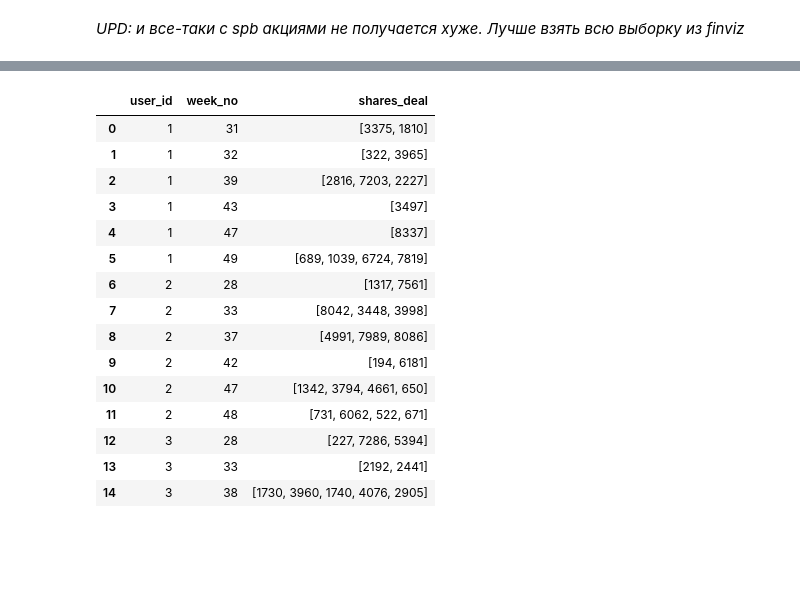
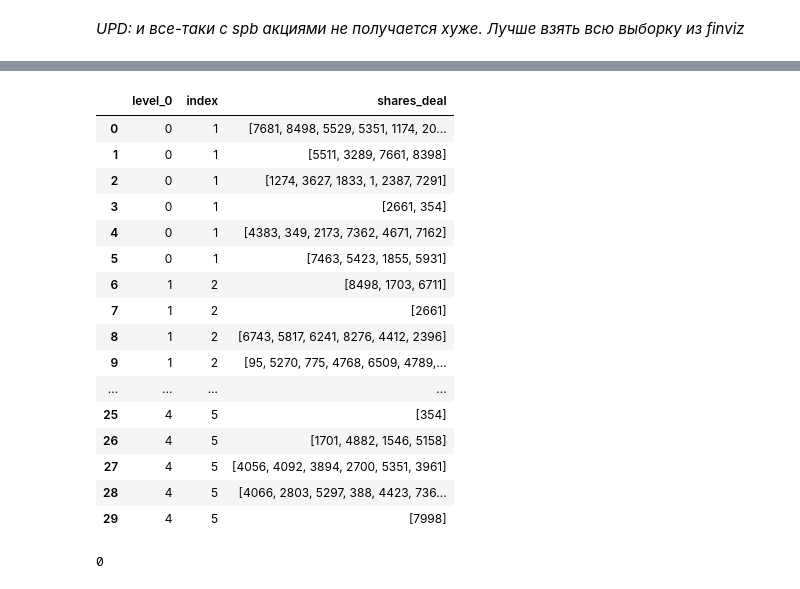
Before and after one commit to lyutov89/Project_share_recommendation, a Jupyter notebook: interactions/interactions.ipynb, the cells around one changed output, grey strips where cells are left out. Cells and saved outputs as stored; diff of their text form; code cells hidden in the pictures; blank space fills up the shorter version.

```diff
--- a/interactions/interactions.ipynb
+++ b/interactions/interactions.ipynb
@@ -231,6 +351,6 @@ data_share_df.shape
 # %%
 # "стакаем" акции
-f = data_share_df.apply(lambda x: pd.Series(x['shares']), axis=1).stack().reset_index(level=1, drop=True)
+f = data_share_df.apply(lambda x: pd.Series(x['shares']), axis=1).stack().reset_index(level=-1, drop=True)
 f.name = 'shares_deal'
 # %%
 data_share_df = data_share_df.drop('shares', axis=1).join(f)
@@ -243,26 +363,31 @@ data_share_df.shape
+# %%
+data_share_df.head(30)
+# %% [output]
+|  | level_0 | index | shares_deal |
+| 0 | 0 | 1 | [7681, 8498, 5529, 5351, 1174, 20... |
+| 1 | 0 | 1 | [5511, 3289, 7661, 8398] |
+| 2 | 0 | 1 | [1274, 3627, 1833, 1, 2387, 7291] |
+| 3 | 0 | 1 | [2661, 354] |
+| 4 | 0 | 1 | [4383, 349, 2173, 7362, 4671, 7162] |
+| 5 | 0 | 1 | [7463, 5423, 1855, 5931] |
+| 6 | 1 | 2 | [8498, 1703, 6711] |
+| 7 | 1 | 2 | [2661] |
+| 8 | 1 | 2 | [6743, 5817, 6241, 8276, 4412, 2396] |
+| 9 | 1 | 2 | [95, 5270, 775, 4768, 6509, 4789,... |
+| ... | ... | ... | ... |
+| 25 | 4 | 5 | [354] |
+| 26 | 4 | 5 | [1701, 4882, 1546, 5158] |
+| 27 | 4 | 5 | [4056, 4092, 3894, 2700, 5351, 3961] |
+| 28 | 4 | 5 | [4066, 2803, 5297, 388, 4423, 736... |
+| 29 | 4 | 5 | [7998] |
 # %%
 temp_list = pd.Series(data_share_df['shares_deal'])
 # %%
 df = pd.concat([df, temp_list], axis=1)
-# %%
-df.head(15)
-# %% [output]
-|  | user_id | week_no | shares_deal |
-| 0 | 1 | 31 | [3375, 1810] |
-| 1 | 1 | 32 | [322, 3965] |
-| 2 | 1 | 39 | [2816, 7203, 2227] |
-| 3 | 1 | 43 | [3497] |
-| 4 | 1 | 47 | [8337] |
-| 5 | 1 | 49 | [689, 1039, 6724, 7819] |
-| 6 | 2 | 28 | [1317, 7561] |
-| 7 | 2 | 33 | [8042, 3448, 3998] |
-| 8 | 2 | 37 | [4991, 7989, 8086] |
-| 9 | 2 | 42 | [194, 6181] |
-| 10 | 2 | 47 | [1342, 3794, 4661, 650] |
-| 11 | 2 | 48 | [731, 6062, 522, 671] |
-| 12 | 3 | 28 | [227, 7286, 5394] |
-| 13 | 3 | 33 | [2192, 2441] |
-| 14 | 3 | 38 | [1730, 3960, 1740, 4076, 2905] |
+# %%
+df['shares_deal'].isna().sum()
+# %% [output]
+0
 # %%
 file_name = 'interactions.csv'
 # %%
```
Also changed, not shown: parts of 31 cells of this notebook, 1 other file.
